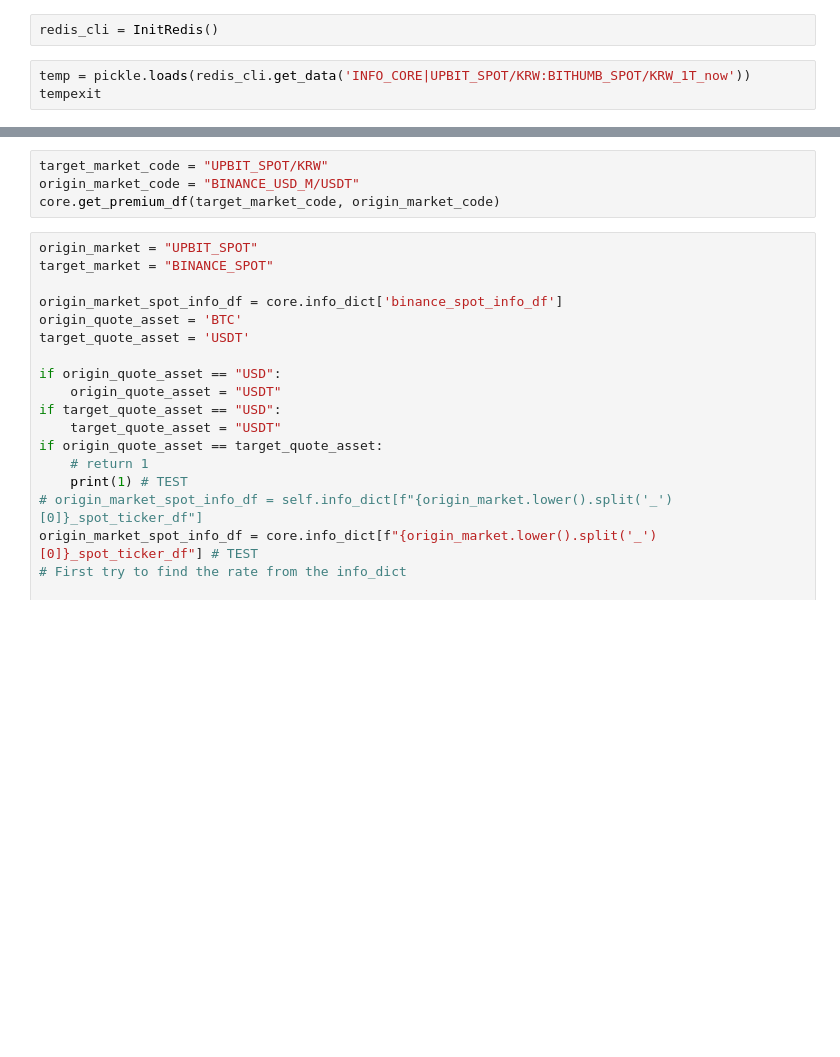
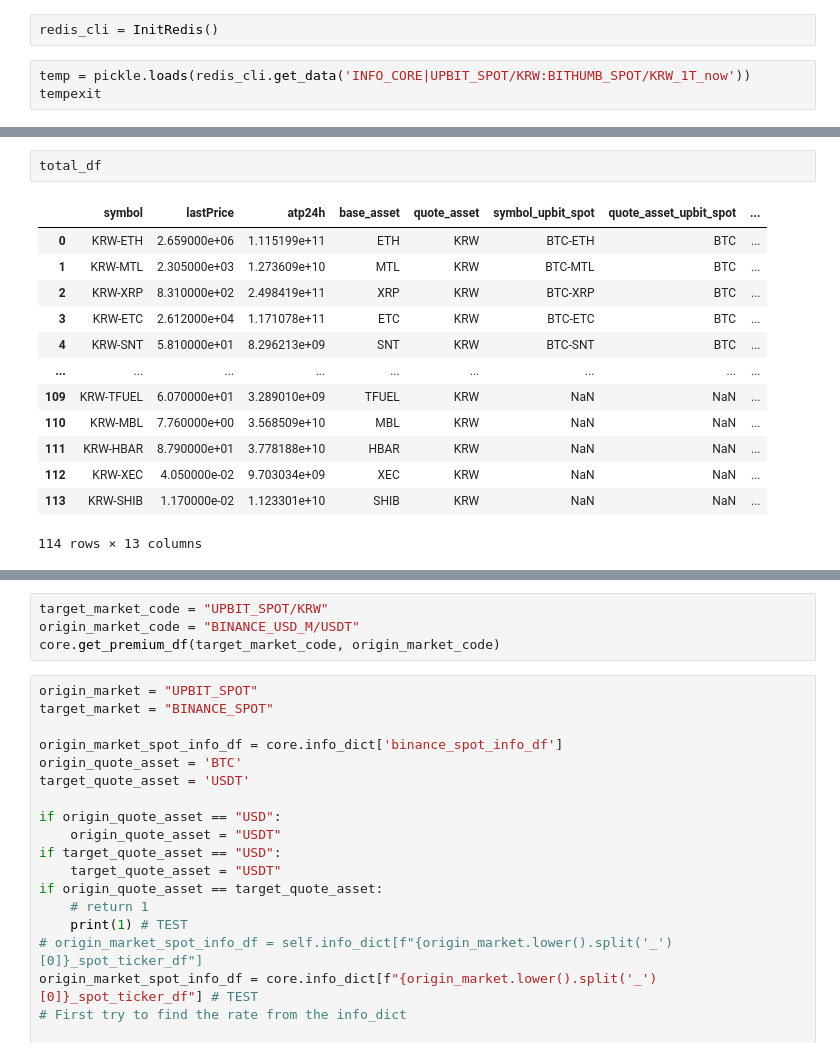
Before and after one commit to charlie115/act, a Jupyter notebook: test_kimp_bot_core.ipynb, the cells around one changed output, grey strips where cells are left out. Drawn from its saved outputs; the diff is of its cells as text; blank space fills up the shorter version.

```diff
--- a/test_kimp_bot_core.ipynb
+++ b/test_kimp_bot_core.ipynb
@@ -59,0 +248,16 @@ core.exchange_websocket_dict['BINANCE_SPOT'].terminate_websocket()
+# %%
+total_df
+# %% [output]
+|  | symbol | lastPrice | atp24h | base_asset | quote_asset | symbol_upbit_spot | quote_asset_upbit_spot | ... |
+| 0 | KRW-ETH | 2.659000e+06 | 1.115199e+11 | ETH | KRW | BTC-ETH | BTC | ... |
+| 1 | KRW-MTL | 2.305000e+03 | 1.273609e+10 | MTL | KRW | BTC-MTL | BTC | ... |
+| 2 | KRW-XRP | 8.310000e+02 | 2.498419e+11 | XRP | KRW | BTC-XRP | BTC | ... |
+| 3 | KRW-ETC | 2.612000e+04 | 1.171078e+11 | ETC | KRW | BTC-ETC | BTC | ... |
+| 4 | KRW-SNT | 5.810000e+01 | 8.296213e+09 | SNT | KRW | BTC-SNT | BTC | ... |
+| ... | ... | ... | ... | ... | ... | ... | ... | ... |
+| 109 | KRW-TFUEL | 6.070000e+01 | 3.289010e+09 | TFUEL | KRW | NaN | NaN | ... |
+| 110 | KRW-MBL | 7.760000e+00 | 3.568509e+10 | MBL | KRW | NaN | NaN | ... |
+| 111 | KRW-HBAR | 8.790000e+01 | 3.778188e+10 | HBAR | KRW | NaN | NaN | ... |
+| 112 | KRW-XEC | 4.050000e-02 | 9.703034e+09 | XEC | KRW | NaN | NaN | ... |
+| 113 | KRW-SHIB | 1.170000e-02 | 1.123301e+10 | SHIB | KRW | NaN | NaN | ... |
+114 rows × 13 columns
```
Also changed, not shown: parts of 20 cells of this notebook, 11 other files.
